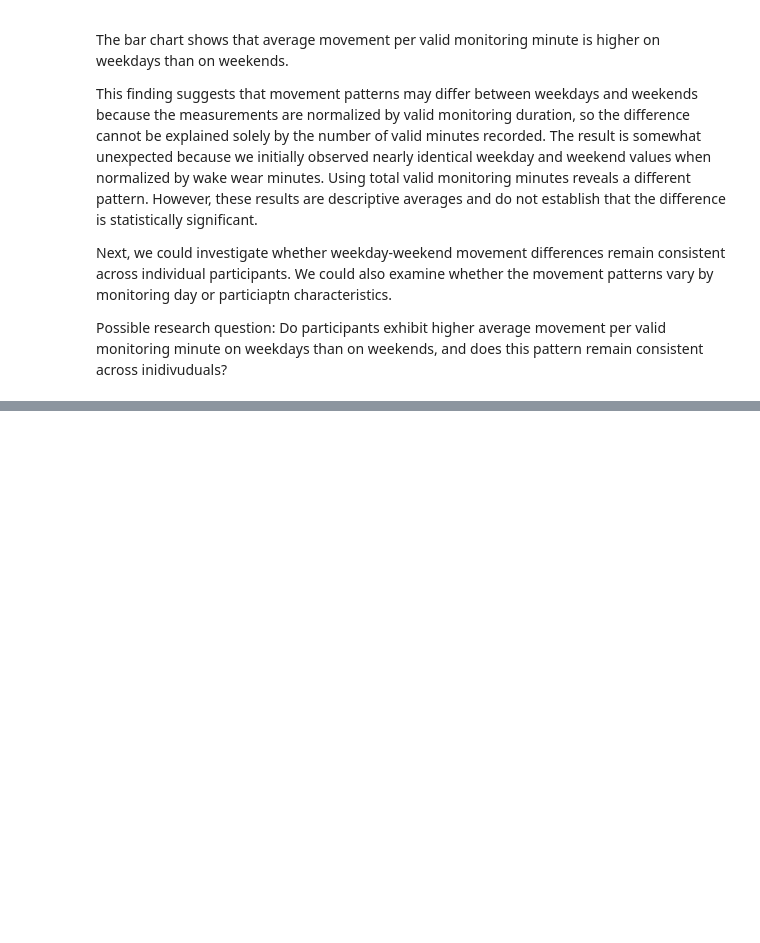
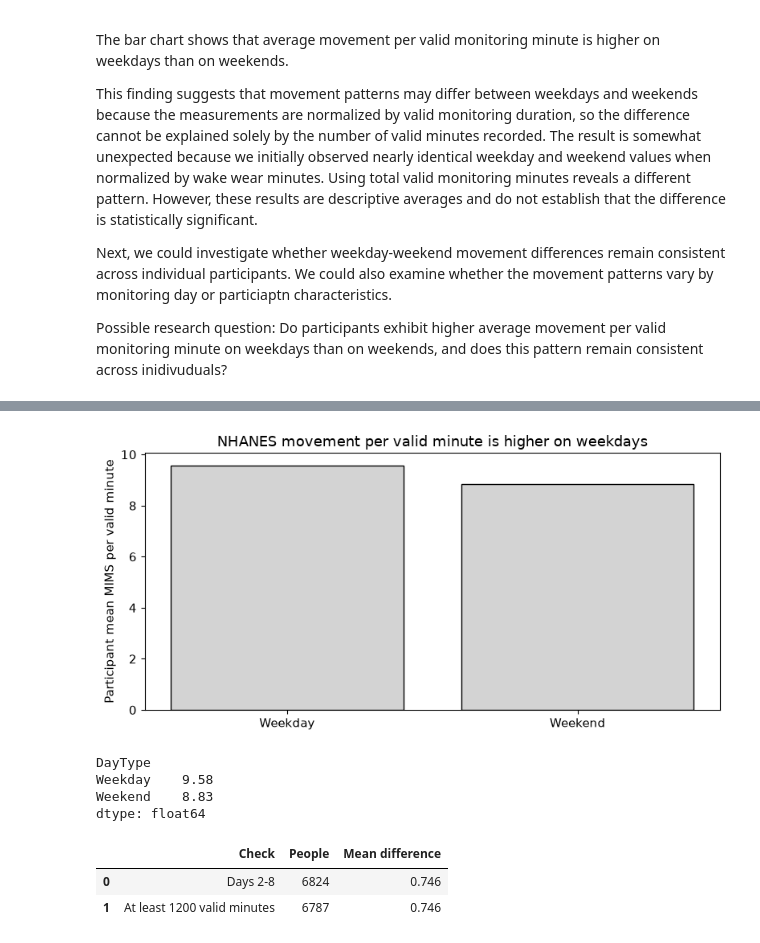
Before and after one commit to gcisne4/cs418-Fitness-Analytics, a Jupyter notebook: eda.ipynb, the cells around one changed output, grey strips where cells are left out. Saved outputs shown, nothing was run; the diff lists cells and outputs as text; code cells hidden in the pictures; blank space fills up the shorter version.

```diff
--- a/eda.ipynb
+++ b/eda.ipynb
@@ -1027,0 +1127,45 @@ Do participants exhibit higher average movement per valid monitoring minute on w
+# %%
+tables = [activity,activity[activity["PAXVMD"] >= 1200]]
+labels = ["Days 2-8", "At least 1200 valid minutes"]
+checks = []
+
+for i in range(2):
+    averages = tables[i].groupby(
+        ["SEQN", "DayType"]
+    )["MovementPerValidMinute"].mean()
+
+    pairs = averages.unstack().dropna(
+        subset=["Weekday", "Weekend"]
+    )
+    difference = pairs["Weekday"] - pairs["Weekend"]
+    checks.append([labels[i], len(pairs), difference.mean()])
+
+    if i == 0:
+        movement = pairs[["Weekday", "Weekend"]].mean()
+
+plt.figure(figsize=(8, 4))
+plt.bar(
+    movement.index, movement.values,
+    color="lightgray", edgecolor="black"
+)
+plt.ylabel("Participant mean MIMS per valid minute")
+plt.title("NHANES movement per valid minute is higher on weekdays")
+plt.tight_layout()
+plt.savefig("figures/finding_three_nhanes_paired_movement.png", dpi=200)
+plt.show()
+
+display(movement.round(2))
+display(
+    pd.DataFrame(
+        checks, columns=["Check", "People", "Mean difference"]
+    ).round(3)
+)
+# %% [output]
+[figure, added]
+DayType
+Weekday    9.58
+Weekend    8.83
+dtype: float64
+|  | Check | People | Mean difference |
+| 0 | Days 2-8 | 6824 | 0.746 |
+| 1 | At least 1200 valid minutes | 6787 | 0.746 |
```
Also changed, not shown: parts of 4 cells of this notebook, 3 other files.
